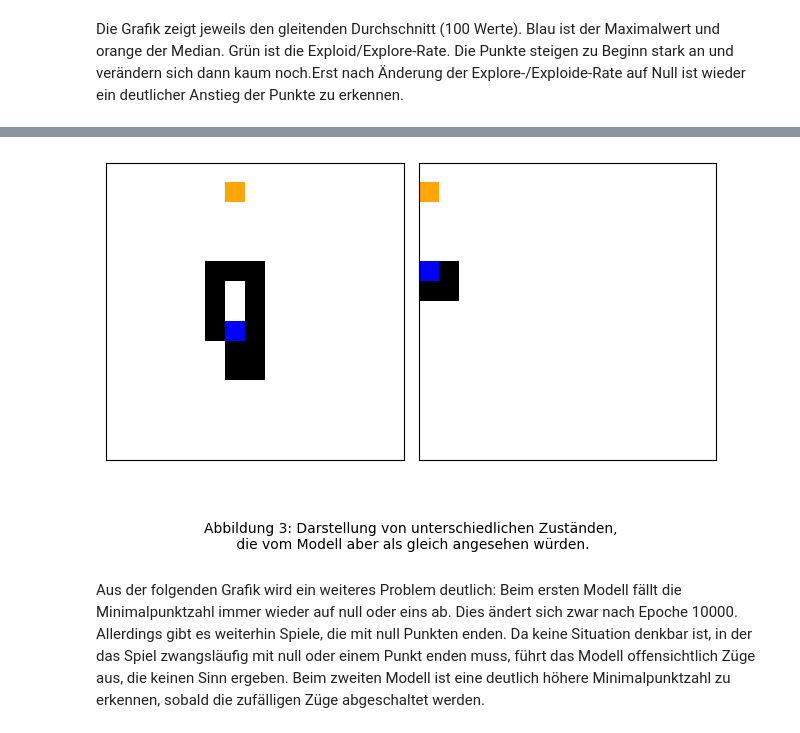
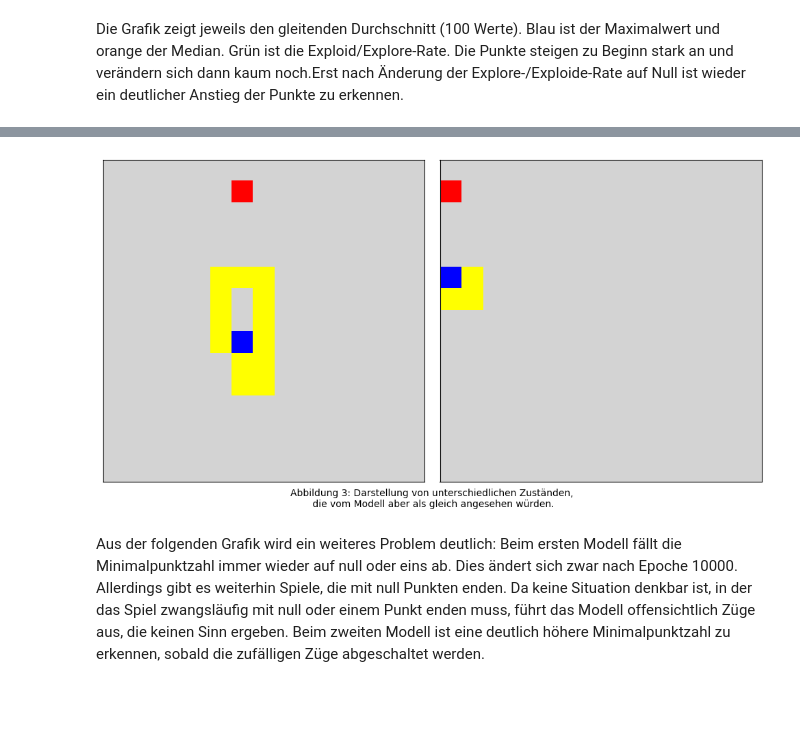
Before and after one commit to florianw830/DeepLearningWS2324, a Jupyter notebook: Snake.ipynb, the cells around one changed output, grey strips where cells are left out. Cells and saved outputs as stored; diff of their text form; code cells hidden in the pictures; blank space fills up the shorter version.

```diff
--- a/Snake.ipynb
+++ b/Snake.ipynb
@@ -516,70 +541,55 @@ Eine wesentliche schwäche des Modells, ist somit, dass sehr unterschiedliche Zu
 # %%
 import numpy as np
 import matplotlib.pyplot as plt
 from matplotlib.colors import ListedColormap
 
-snake= np.zeros((15, 15))
+snake1= np.zeros((15, 15))
 
-snake[5:6, 6:7] = 2
-snake[5:6, 7:8] = 2
-snake[8:9, 5:6] = 2
-snake[7:8, 5:6] = 2
-snake[6:7, 5:6] = 2
-snake[5:6, 5:6] = 2
-snake[8:9, 7:8] = 2
-snake[7:8, 7:8] = 2
-snake[6:7, 7:8] = 2
-snake[5:6, 7:8] = 2
-snake[9:10, 7:8] = 2
-snake[10:11, 7:8] = 2
-snake[10:11, 6:7] = 2
-snake[9:10, 6:7] = 2
-snake[8:9, 6:7] = 1
-snake[1:2, 6:7] = 3
-plt.subplot(1, 2, 1)
-colors = ['white',  'blue','black', 'orange']
+snake1[5:6, 6:7] = 4
+snake1[5:6, 7:8] = 4
+snake1[8:9, 5:6] = 4
+snake1[7:8, 5:6] = 4
+snake1[6:7, 5:6] = 4
+snake1[5:6, 5:6] = 4
+snake1[8:9, 7:8] = 4
+snake1[7:8, 7:8] = 4
+snake1[6:7, 7:8] = 4
+snake1[5:6, 7:8] = 4
+snake1[9:10, 7:8] = 4
+snake1[10:11, 7:8] = 4
+snake1[10:11, 6:7] = 4
+snake1[9:10, 6:7] = 4
+snake1[8:9, 6:7] = 1
+snake1[1:2, 6:7] = 5
+snake2= np.zeros((15, 15))
+snake2[6:7, 0:1] = 4
+snake2[5:6, 0:1] = 1
+snake2[6:7, 1:2] = 4
+snake2[5:6, 1:2] = 4
+snake2[1:2, 0:1] = 5
+fig, (ax1, ax2) = plt.subplots(1, 2, figsize=(10, 5))
+
+
+colors = ['lightgray', 'blue', 'black', 'orange', 'yellow', 'red']
 cmap = ListedColormap(colors)
 
+ax1.imshow(snake1, cmap=cmap, vmin=0, vmax=5)
+ax1.grid(True, which='both', linewidth=2)
+ax1.set_xticks([])
+ax1.set_yticks([])
 
-plt.imshow(snake, cmap=cmap)
-
-
-plt.gca().set_facecolor('white')
-
-
-plt.grid(True, which='both', color='orange', linewidth=2)
-
-
-plt.xticks([])
-plt.yticks([])
-
-
-
-snake2= np.zeros((15, 15))
-snake2[6:7, 0:1] = 2
-snake2[5:6, 0:1] = 1
-snake2[6:7, 1:2] = 2
-snake2[5:6, 1:2] = 2
-snake2[1:2, 0:1] = 3
-plt.subplot(1, 2, 2)
-plt.imshow(snake2, cmap=cmap)
-
-
-plt.gca().set_facecolor('white')
-
-
-plt.grid(True, which='both', color='orange', linewidth=2)
-
-plt.xticks([])
-plt.yticks([])
+ax2.imshow(snake2, cmap=cmap, vmin=0, vmax=5)
+ax2.grid(True, which='both',  linewidth=2)
+ax2.set_xticks([])
+ax2.set_yticks([])
 
 plt.tight_layout()
 
 txt = 'Abbildung 3: Darstellung von unterschiedlichen Zuständen,\n die vom Modell aber als gleich angesehen würden.'
-plt.figtext(0.5, 0.01, txt, wrap=True, horizontalalignment='center', fontsize=10)
+plt.figtext(0.5, -0.04, txt, wrap=True, horizontalalignment='center', fontsize=10)
 plt.show()
 # %% [output]
-[figure, old version]
+[figure, new version]
 # %% [markdown]
 Aus der folgenden Grafik wird ein weiteres Problem deutlich: Beim ersten Modell fällt die Minimalpunktzahl immer wieder auf null oder eins ab. Dies ändert sich zwar nach Epoche 10000. Allerdings gibt es weiterhin Spiele, die mit null Punkten enden. Da keine Situation denkbar ist, in der das Spiel zwangsläufig mit null oder einem Punkt enden muss, führt das Modell offensichtlich Züge aus, die keinen Sinn ergeben.
 Beim zweiten Modell ist eine deutlich höhere Minimalpunktzahl zu erkennen, sobald die zufälligen Züge abgeschaltet werden.
```
Also changed, not shown: parts of 22 cells of this notebook.
